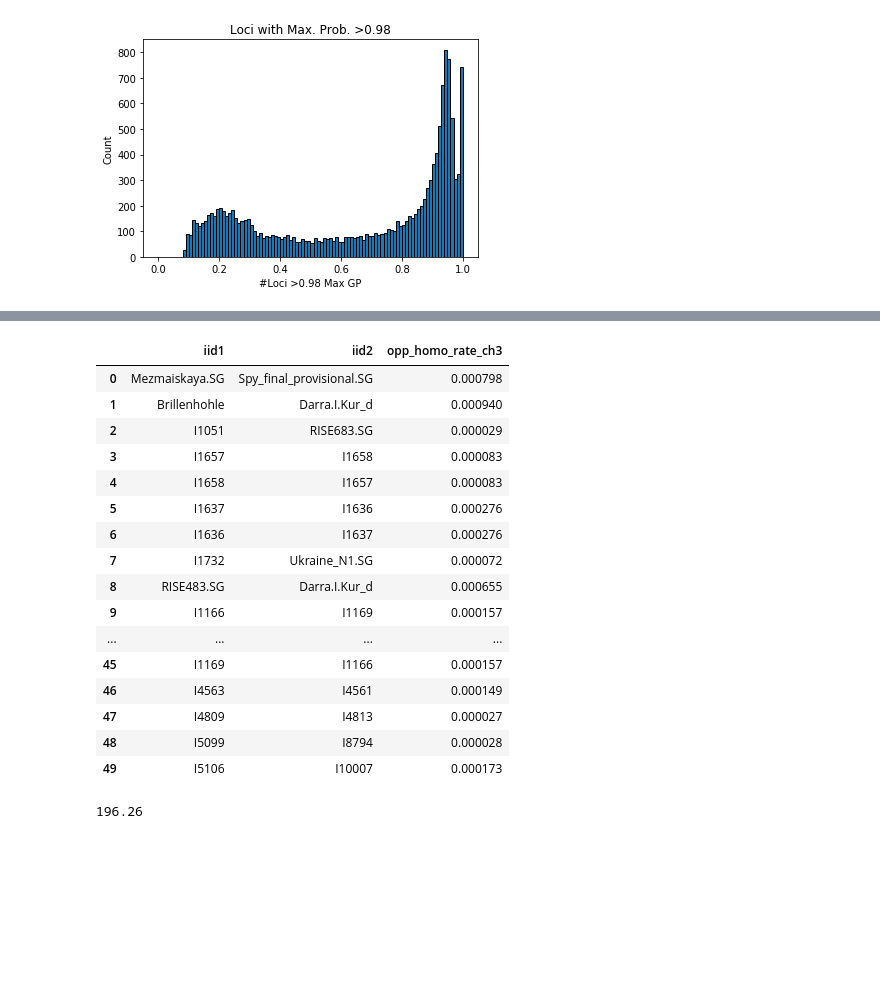
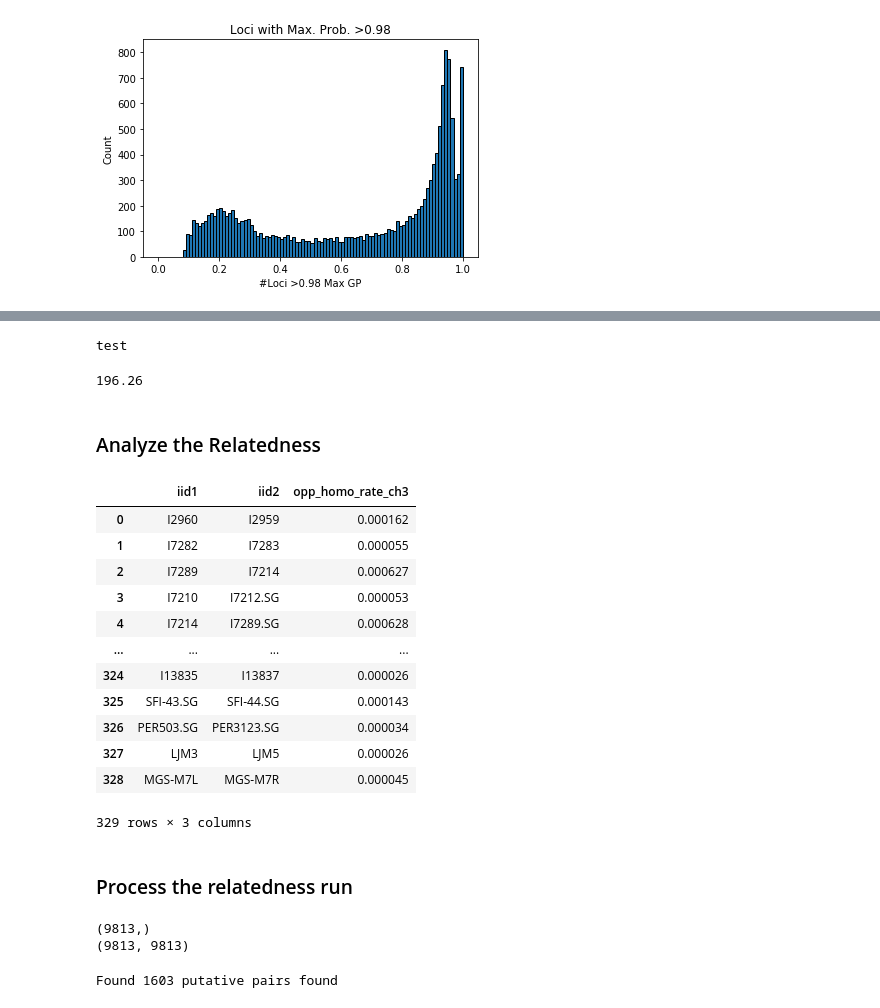
Before and after one commit to hringbauer/ancIBD, a Jupyter notebook: notebook/explore_analysis/detect_relatives.ipynb, the cells around one changed output, grey strips where cells are left out. Drawn from its saved outputs; the diff is of its cells as text; code cells hidden in the pictures; blank space fills up the shorter version.

```diff
--- a/notebook/explore_analysis/detect_relatives.ipynb
+++ b/notebook/explore_analysis/detect_relatives.ipynb
@@ -149,24 +157,47 @@ df.to_csv("./output/dumpster/o_homo_500_1999.tsv", sep="\t", index=False)
-# %%
-df[:50]
-# %% [output]
-|  | iid1 | iid2 | opp_homo_rate_ch3 |
-| 0 | Mezmaiskaya.SG | Spy_final_provisional.SG | 0.000798 |
-| 1 | Brillenhohle | Darra.I.Kur_d | 0.000940 |
-| 2 | I1051 | RISE683.SG | 0.000029 |
-| 3 | I1657 | I1658 | 0.000083 |
-| 4 | I1658 | I1657 | 0.000083 |
-| 5 | I1637 | I1636 | 0.000276 |
-| 6 | I1636 | I1637 | 0.000276 |
-| 7 | I1732 | Ukraine_N1.SG | 0.000072 |
-| 8 | RISE483.SG | Darra.I.Kur_d | 0.000655 |
-| 9 | I1166 | I1169 | 0.000157 |
-| ... | ... | ... | ... |
-| 45 | I1169 | I1166 | 0.000157 |
-| 46 | I4563 | I4561 | 0.000149 |
-| 47 | I4809 | I4813 | 0.000027 |
-| 48 | I5099 | I8794 | 0.000028 |
-| 49 | I5106 | I10007 | 0.000173 |
+# %%
+print("test")
+# %% [output]
+test
 # %%
 9813/100 * 2
 # %% [output]
 196.26
+# %% [markdown]
+### Analyze the Relatedness
+# %%
+df = pd.read_csv("./output/dumpster/o_homo_all_001.tsv", sep="\t")
+# %%
+df
+# %% [output]
+|  | iid1 | iid2 | opp_homo_rate_ch3 |
+| 0 | I2960 | I2959 | 0.000162 |
+| 1 | I7282 | I7283 | 0.000055 |
+| 2 | I7289 | I7214 | 0.000627 |
+| 3 | I7210 | I7212.SG | 0.000053 |
+| 4 | I7214 | I7289.SG | 0.000628 |
+| ... | ... | ... | ... |
+| 324 | I13835 | I13837 | 0.000026 |
+| 325 | SFI-43.SG | SFI-44.SG | 0.000143 |
+| 326 | PER503.SG | PER3123.SG | 0.000034 |
+| 327 | LJM3 | LJM5 | 0.000026 |
+| 328 | MGS-M7L | MGS-M7R | 0.000045 |
+329 rows × 3 columns
+# %% [markdown]
+### Process the relatedness run
+# %%
+samples1 =np.loadtxt("./output/dumpster/full_run_ch3_9813/samples_9813.tsv", dtype="str")
+f_mat = np.loadtxt("./output/dumpster/full_run_ch3_9813/frac_mat_all9813.tsv")
+print(np.shape(samples1))
+print(np.shape(f_mat))
+np.fill_diagonal(f_mat, -1) ### Modifies matrix in place
+# %% [output]
+(9813,)
+(9813, 9813)
+# %%
+idx_pair = np.where((f_mat[:,:]<0.0005) & (f_mat[:,:]>=0))
+print(f"Found {len(idx_pair[0])} putative pairs found")
+
+df = pd.DataFrame({"iid1":samples1[idx_pair[0]], "iid2":samples1[idx_pair[1]],
+                   "opp_homo_rate_ch3":f_mat[idx_pair]})
+# %% [output]
+Found 1603 putative pairs found
```
Also changed, not shown: parts of 19 cells of this notebook, 3 other files.
